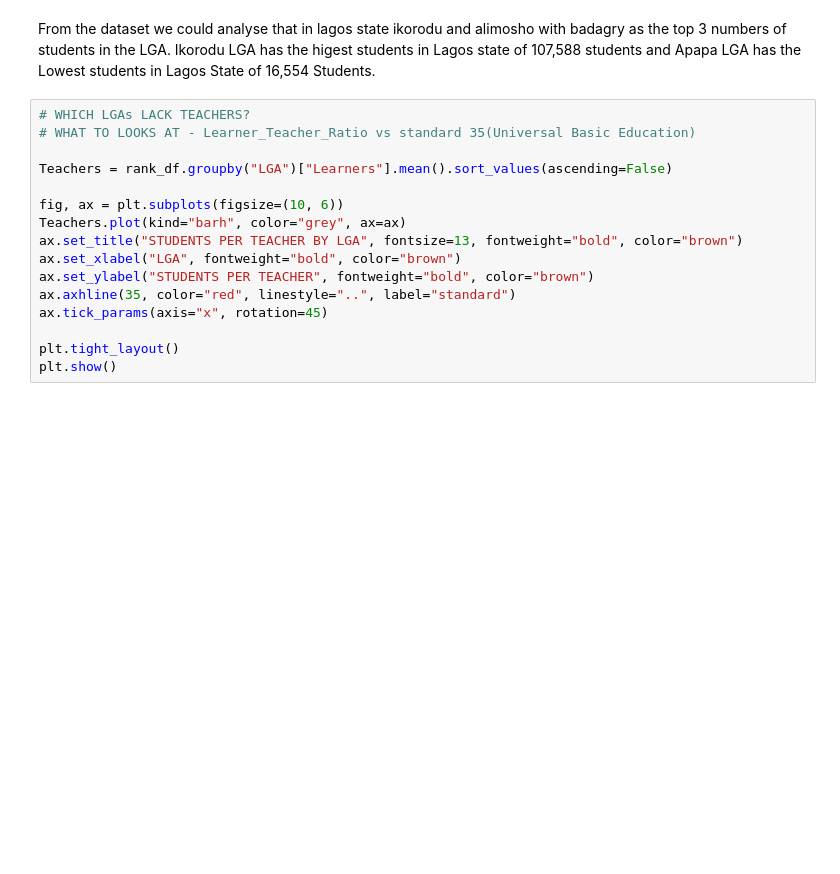
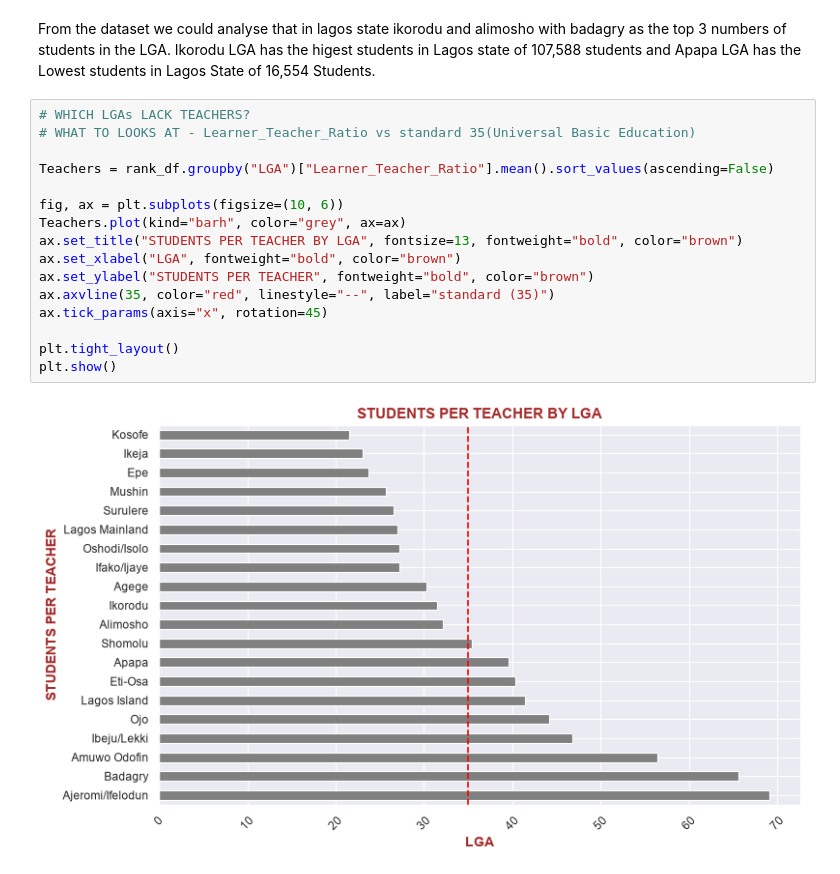
Before and after one commit to ENNILOIS/Education_Resources_Gap_Intelligence, a Jupyter notebook: EDA.ipynb, the cells around one changed output. Saved outputs shown, nothing was run; the diff lists cells and outputs as text; blank space fills up the shorter version.

```diff
--- a/EDA.ipynb
+++ b/EDA.ipynb
@@ -177,16 +177,18 @@ From the dataset we could analyse that in lagos state ikorodu and alimosho with
 # %%
 # WHICH LGAs LACK TEACHERS?
 # WHAT TO LOOKS AT - Learner_Teacher_Ratio vs standard 35(Universal Basic Education)
 
-Teachers = rank_df.groupby("LGA")["Learners"].mean().sort_values(ascending=False)
+Teachers = rank_df.groupby("LGA")["Learner_Teacher_Ratio"].mean().sort_values(ascending=False)
 
 fig, ax = plt.subplots(figsize=(10, 6))
 Teachers.plot(kind="barh", color="grey", ax=ax)
 ax.set_title("STUDENTS PER TEACHER BY LGA", fontsize=13, fontweight="bold", color="brown")
 ax.set_xlabel("LGA", fontweight="bold", color="brown")
 ax.set_ylabel("STUDENTS PER TEACHER", fontweight="bold", color="brown")
-ax.axhline(35, color="red", linestyle="..", label="standard")
+ax.axvline(35, color="red", linestyle="--", label="standard (35)")
 ax.tick_params(axis="x", rotation=45)
 
 plt.tight_layout()
 plt.show()
+# %% [output]
+[figure, added]
```
Also changed, not shown: parts of 20 cells of this notebook, 1 other file.
